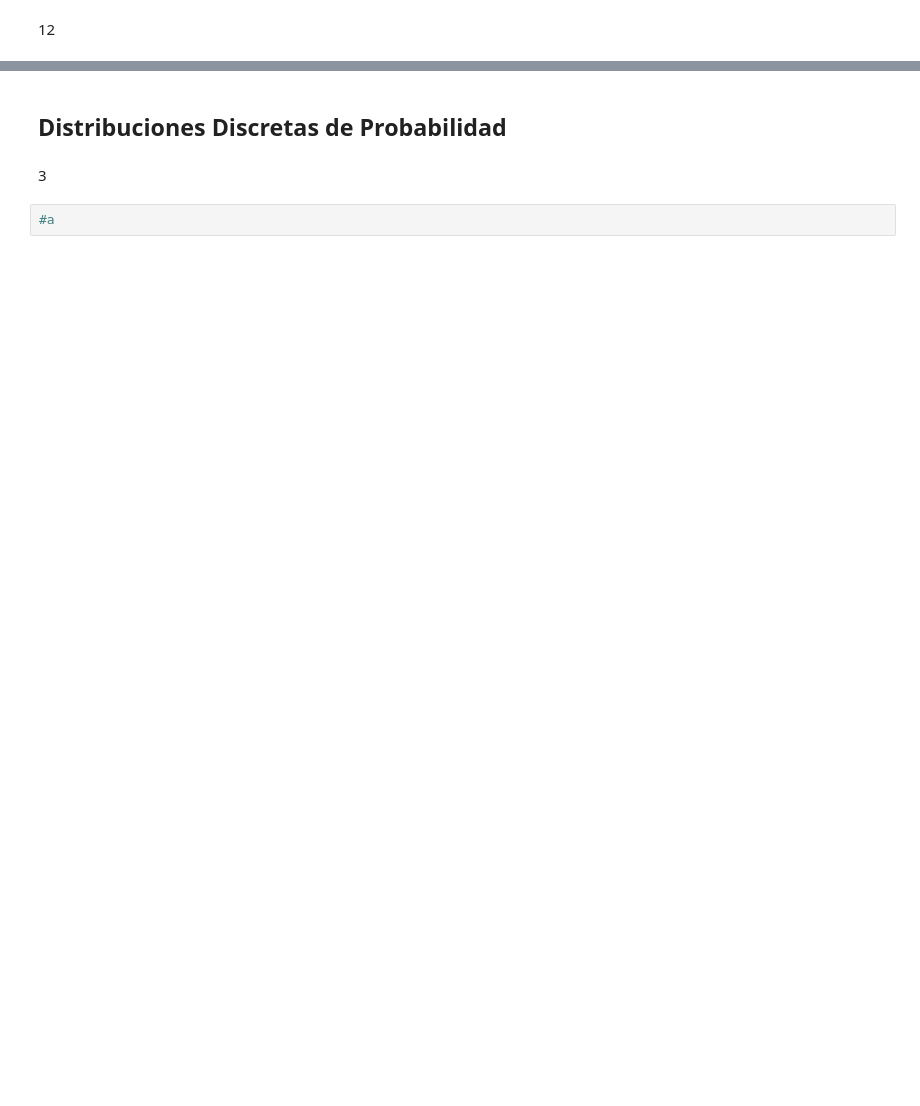
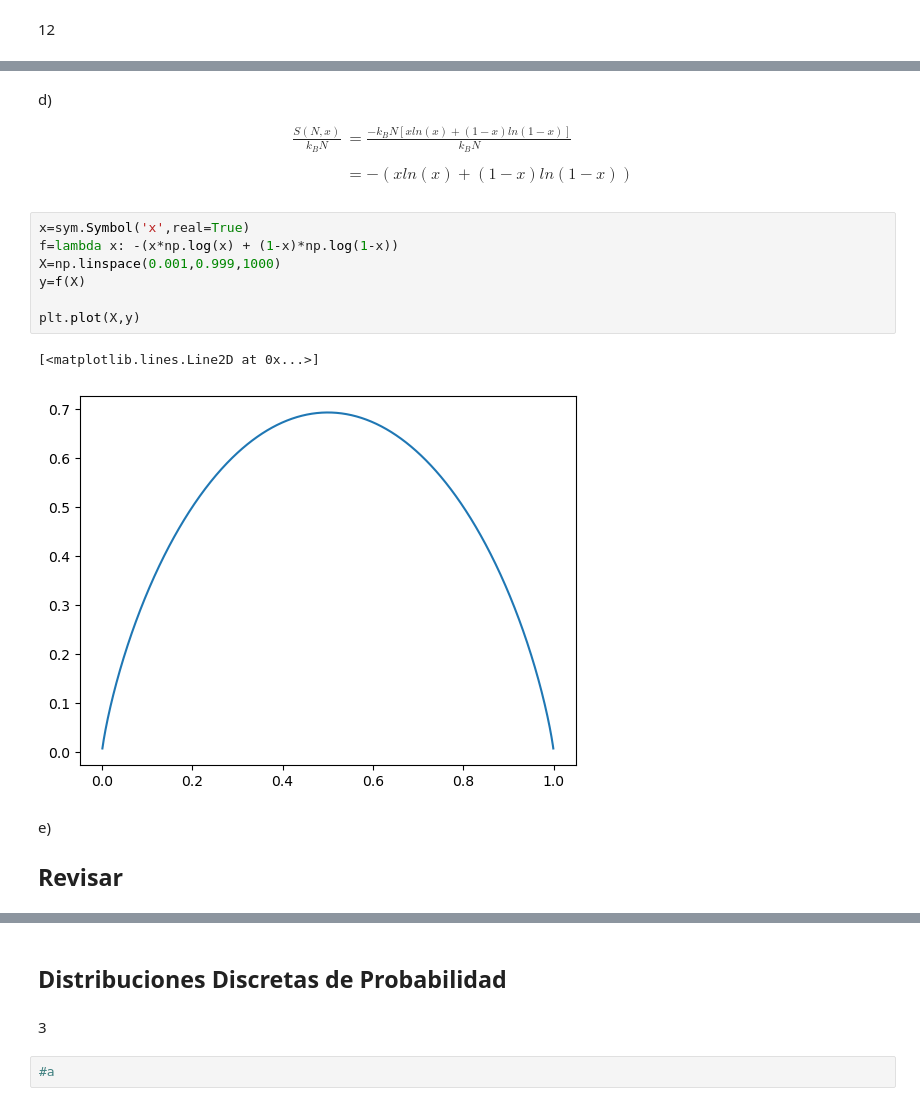
Before and after one commit to lsperezm/Metodos1-LauraPerez-SofiaLizarazo, a Jupyter notebook: Taller4/Taller4-LauraSofiaPerez-BrendaSofiaLizarazo.ipynb, the cells around one changed output, grey strips where cells are left out. Drawn from its saved outputs; the diff is of its cells as text; blank space fills up the shorter version.

```diff
--- a/Taller4/Taller4-LauraSofiaPerez-BrendaSofiaLizarazo.ipynb
+++ b/Taller4/Taller4-LauraSofiaPerez-BrendaSofiaLizarazo.ipynb
@@ -148,0 +228,25 @@ minimo=np.array([0,0])
+# %% [markdown]
+d)
+
+$$
+\begin{equation}
+\begin{split}
+\frac{S(N,x)}{k_{B}N}&=\frac{-k_{B}N[xln(x) +(1-x)ln(1-x)]}{k_{B}N}\\
+\\
+&= -(xln(x) +(1-x)ln(1-x))
+\end{split}
+\end{equation}
+$$
+# %%
+x=sym.Symbol('x',real=True)
+f=lambda x: -(x*np.log(x) + (1-x)*np.log(1-x))
+X=np.linspace(0.001,0.999,1000)
+y=f(X)
+
+plt.plot(X,y)
+# %% [output]
+[<matplotlib.lines.Line2D at 0x...>]
+[figure, added]
+# %% [markdown]
+e)
+## Revisar
```
Also changed, not shown: parts of 40 cells of this notebook.
